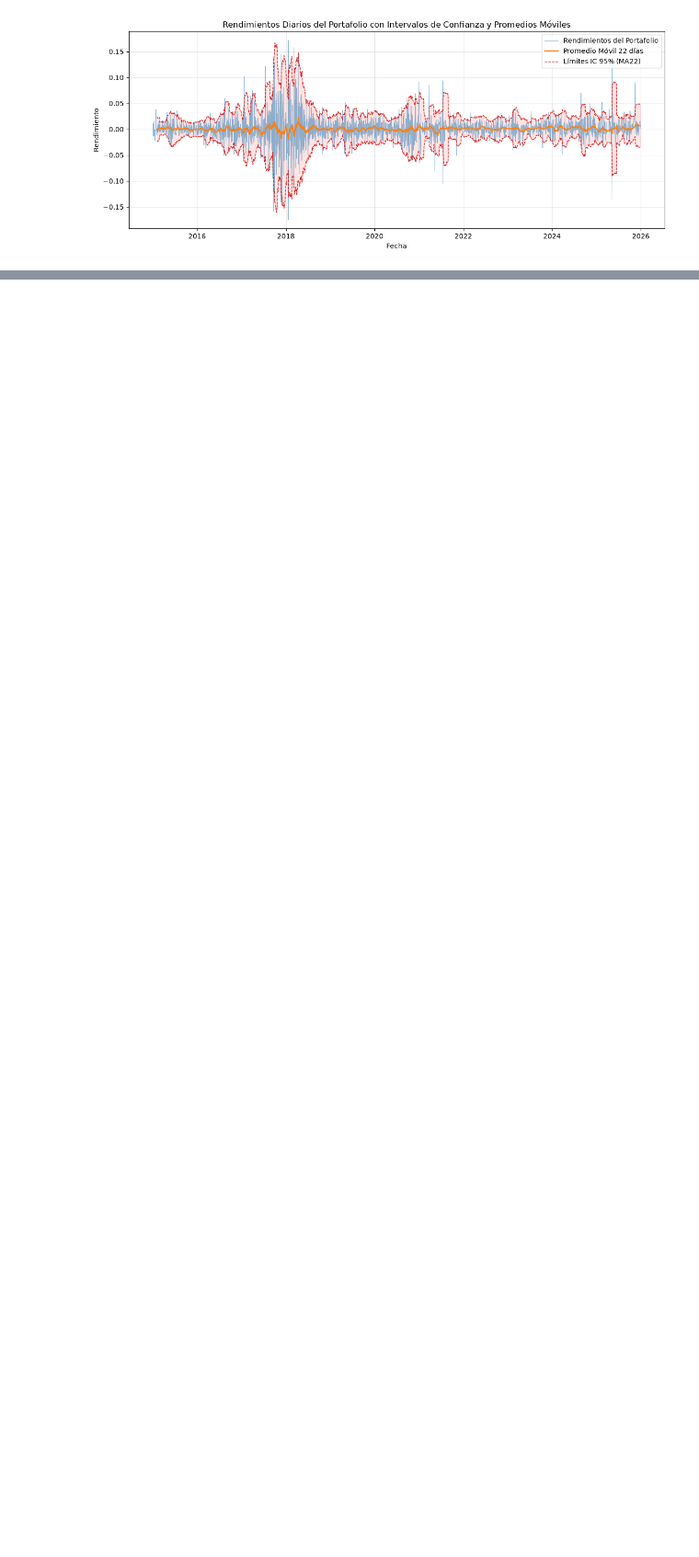
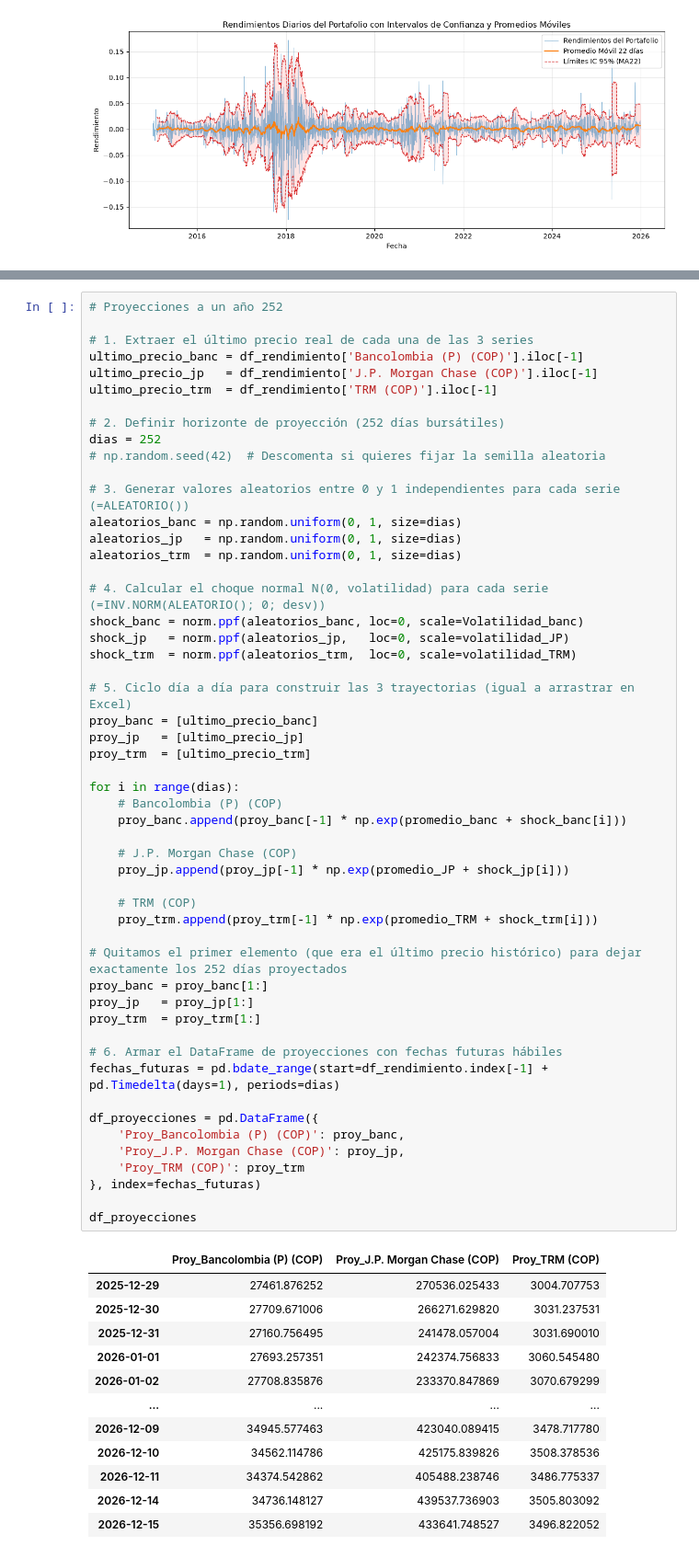
Before and after one commit to juancarvajal-hub/Modelos_Cuantitativos, a Jupyter notebook: Distribuciones_Probabilidad.ipynb, the cells around one changed output, grey strips where cells are left out. Shown at 92% size. Drawn from its saved outputs; the diff is of its cells as text; blank space fills up the shorter version.

```diff
--- a/Distribuciones_Probabilidad.ipynb
+++ b/Distribuciones_Probabilidad.ipynb
@@ -218,0 +449,65 @@ plt.show()
+# %%
+# Proyecciones a un año 252
+
+# 1. Extraer el último precio real de cada una de las 3 series
+ultimo_precio_banc = df_rendimiento['Bancolombia (P) (COP)'].iloc[-1]
+ultimo_precio_jp   = df_rendimiento['J.P. Morgan Chase (COP)'].iloc[-1]
+ultimo_precio_trm  = df_rendimiento['TRM (COP)'].iloc[-1]
+
+# 2. Definir horizonte de proyección (252 días bursátiles)
+dias = 252
+# np.random.seed(42)  # Descomenta si quieres fijar la semilla aleatoria
+
+# 3. Generar valores aleatorios entre 0 y 1 independientes para cada serie (=ALEATORIO())
+aleatorios_banc = np.random.uniform(0, 1, size=dias)
+aleatorios_jp   = np.random.uniform(0, 1, size=dias)
+aleatorios_trm  = np.random.uniform(0, 1, size=dias)
+
+# 4. Calcular el choque normal N(0, volatilidad) para cada serie (=INV.NORM(ALEATORIO(); 0; desv))
+shock_banc = norm.ppf(aleatorios_banc, loc=0, scale=Volatilidad_banc)
+shock_jp   = norm.ppf(aleatorios_jp,   loc=0, scale=volatilidad_JP)
+shock_trm  = norm.ppf(aleatorios_trm,  loc=0, scale=volatilidad_TRM)
+
+# 5. Ciclo día a día para construir las 3 trayectorias (igual a arrastrar en Excel)
+proy_banc = [ultimo_precio_banc]
+proy_jp   = [ultimo_precio_jp]
+proy_trm  = [ultimo_precio_trm]
+
+for i in range(dias):
+    # Bancolombia (P) (COP)
+    proy_banc.append(proy_banc[-1] * np.exp(promedio_banc + shock_banc[i]))
+
+    # J.P. Morgan Chase (COP)
+    proy_jp.append(proy_jp[-1] * np.exp(promedio_JP + shock_jp[i]))
+
+    # TRM (COP)
+    proy_trm.append(proy_trm[-1] * np.exp(promedio_TRM + shock_trm[i]))
+
+# Quitamos el primer elemento (que era el último precio histórico) para dejar exactamente los 252 días proyectados
+proy_banc = proy_banc[1:]
+proy_jp   = proy_jp[1:]
+proy_trm  = proy_trm[1:]
+
+# 6. Armar el DataFrame de proyecciones con fechas futuras hábiles
+fechas_futuras = pd.bdate_range(start=df_rendimiento.index[-1] + pd.Timedelta(days=1), periods=dias)
+
+df_proyecciones = pd.DataFrame({
+    'Proy_Bancolombia (P) (COP)': proy_banc,
+    'Proy_J.P. Morgan Chase (COP)': proy_jp,
+    'Proy_TRM (COP)': proy_trm
+}, index=fechas_futuras)
+
+df_proyecciones
+# %% [output]
+|  | Proy_Bancolombia (P) (COP) | Proy_J.P. Morgan Chase (COP) | Proy_TRM (COP) |
+| 2025-12-29 | 27461.876252 | 270536.025433 | 3004.707753 |
+| 2025-12-30 | 27709.671006 | 266271.629820 | 3031.237531 |
+| 2025-12-31 | 27160.756495 | 241478.057004 | 3031.690010 |
+| 2026-01-01 | 27693.257351 | 242374.756833 | 3060.545480 |
+| 2026-01-02 | 27708.835876 | 233370.847869 | 3070.679299 |
+| ... | ... | ... | ... |
+| 2026-12-09 | 34945.577463 | 423040.089415 | 3478.717780 |
+| 2026-12-10 | 34562.114786 | 425175.839826 | 3508.378536 |
+| 2026-12-11 | 34374.542862 | 405488.238746 | 3486.775337 |
+| 2026-12-14 | 34736.148127 | 439537.736903 | 3505.803092 |
+| 2026-12-15 | 35356.698192 | 433641.748527 | 3496.822052 |
```
Also changed, not shown: parts of 18 cells of this notebook, 1 other file.
